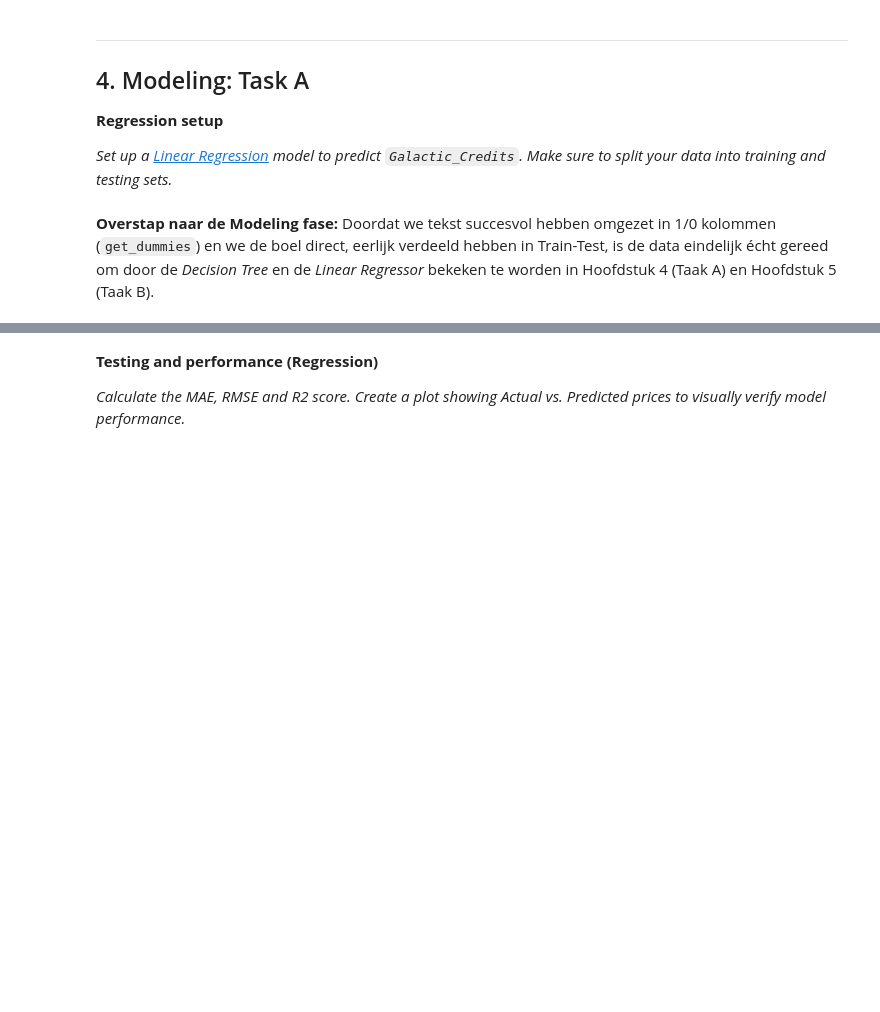
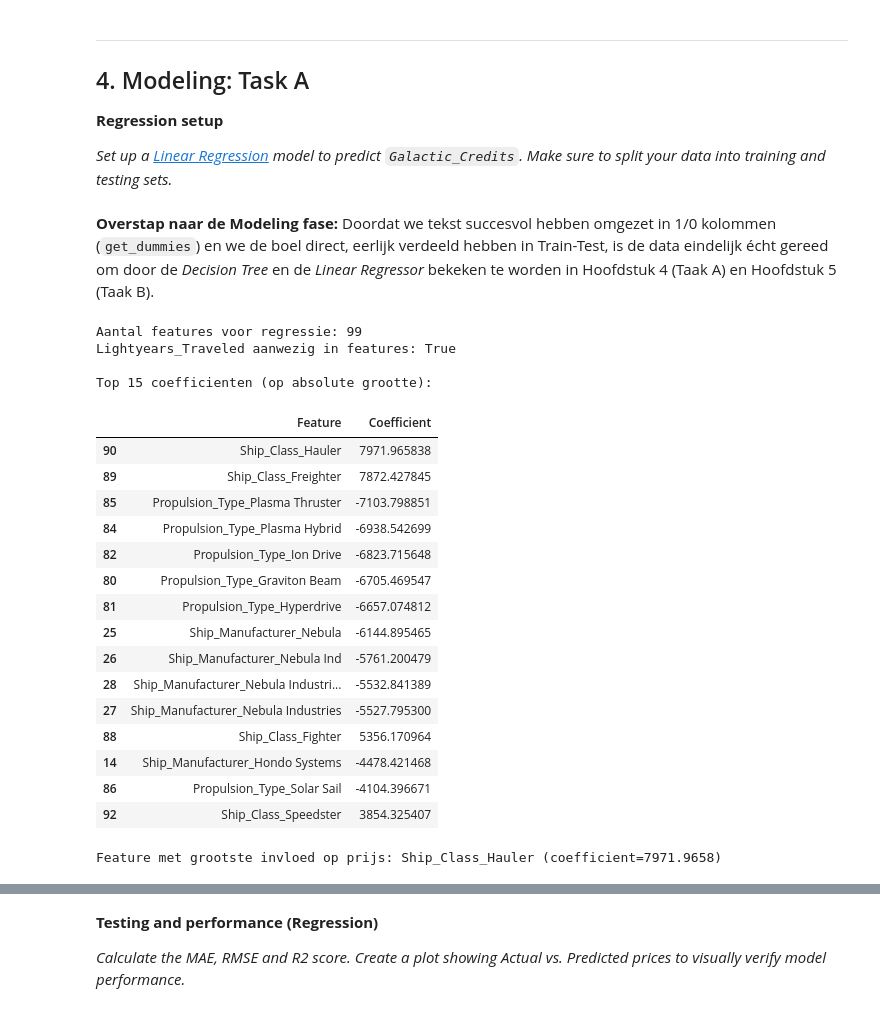
Before and after one commit to AchrafEAE/DDD, a Jupyter notebook: Iteratie3.ipynb, the cells around one changed output, grey strips where cells are left out. Drawn from its saved outputs; the diff is of its cells as text; code cells hidden in the pictures; blank space fills up the shorter version.

```diff
--- a/Iteratie3.ipynb
+++ b/Iteratie3.ipynb
@@ -314,4 +314,56 @@ df.to_csv('iteratie3_clean.csv', index=False)
 # %% [markdown]
 **Overstap naar de Modeling fase:** Doordat we tekst succesvol hebben omgezet in 1/0 kolommen (`get_dummies`) en we de boel direct, eerlijk verdeeld hebben in Train-Test, is de data eindelijk écht gereed om door de *Decision Tree* en de *Linear Regressor* bekeken te worden in Hoofdstuk 4 (Taak A) en Hoofdstuk 5 (Taak B).
 # %%
-# CODE CELL: Train-Test split & train the Linear Regression model
+# Train-Test split & train the Linear Regression model
+# Target: Galactic_Credits
+# Features: alle relevante features, inclusief Lightyears_Traveled
+
+X_reg = df_encoded.drop(columns=["Galactic_Credits", "Hull_Integrity"], errors="ignore")
+y_reg = df_encoded["Galactic_Credits"]
+
+print("Aantal features voor regressie:", X_reg.shape[1])
+print("Lightyears_Traveled aanwezig in features:", "Lightyears_Traveled" in X_reg.columns)
+
+X_train_reg, X_test_reg, y_train_reg, y_test_reg = train_test_split(
+    X_reg, y_reg, test_size=0.2, random_state=42
+)
+
+lin_reg = LinearRegression()
+lin_reg.fit(X_train_reg, y_train_reg)
+
+coef_df = pd.DataFrame({
+    "Feature": X_reg.columns,
+    "Coefficient": lin_reg.coef_,
+    "Abs_Coefficient": np.abs(lin_reg.coef_)
+}).sort_values("Abs_Coefficient", ascending=False)
+
+print("\nTop 15 coefficienten (op absolute grootte):")
+display(coef_df[["Feature", "Coefficient"]].head(15))
+
+most_important_feature = coef_df.iloc[0]
+print(
+    f"\nFeature met grootste invloed op prijs: {most_important_feature['Feature']} "
+    f"(coefficient={most_important_feature['Coefficient']:.4f})"
+)
+# %% [output]
+Aantal features voor regressie: 99
+Lightyears_Traveled aanwezig in features: True
+
+Top 15 coefficienten (op absolute grootte):
+|  | Feature | Coefficient |
+| 90 | Ship_Class_Hauler | 7971.965838 |
+| 89 | Ship_Class_Freighter | 7872.427845 |
+| 85 | Propulsion_Type_Plasma Thruster | -7103.798851 |
+| 84 | Propulsion_Type_Plasma Hybrid | -6938.542699 |
+| 82 | Propulsion_Type_Ion Drive | -6823.715648 |
+| 80 | Propulsion_Type_Graviton Beam | -6705.469547 |
+| 81 | Propulsion_Type_Hyperdrive | -6657.074812 |
+| 25 | Ship_Manufacturer_Nebula | -6144.895465 |
+| 26 | Ship_Manufacturer_Nebula Ind | -5761.200479 |
+| 28 | Ship_Manufacturer_Nebula Industri... | -5532.841389 |
+| 27 | Ship_Manufacturer_Nebula Industries | -5527.795300 |
+| 88 | Ship_Class_Fighter | 5356.170964 |
+| 14 | Ship_Manufacturer_Hondo Systems | -4478.421468 |
+| 86 | Propulsion_Type_Solar Sail | -4104.396671 |
+| 92 | Ship_Class_Speedster | 3854.325407 |
+Feature met grootste invloed op prijs: Ship_Class_Hauler (coefficient=7971.9658)
```
Also changed, not shown: parts of 8 cells of this notebook, 1 other file.
